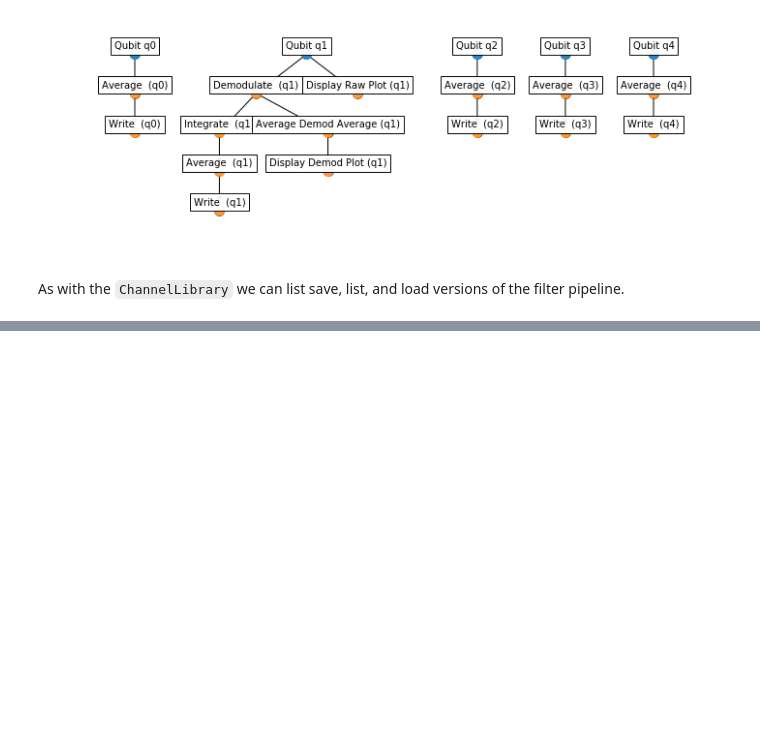
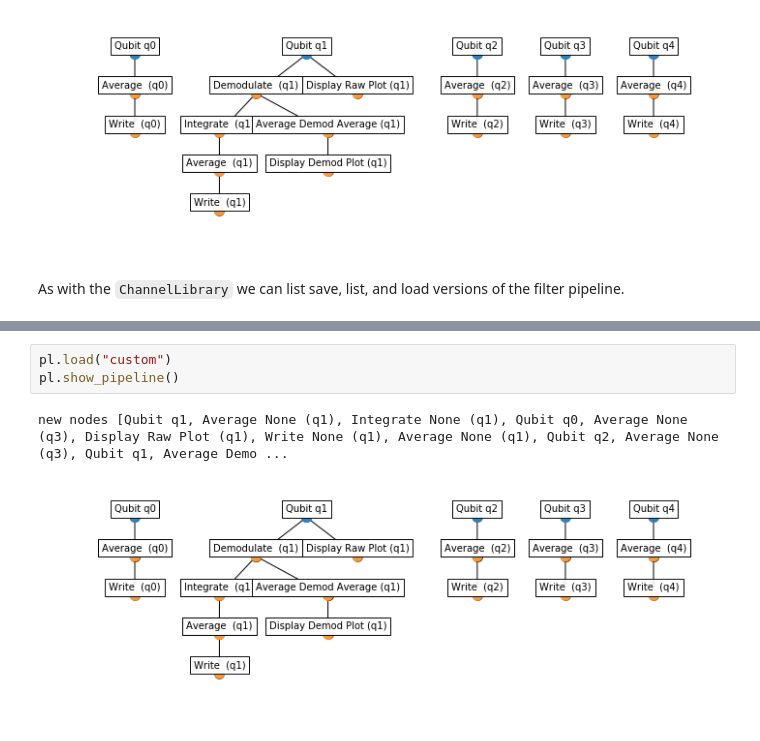
Before and after one commit to BBN-Q/Auspex, a Jupyter notebook: doc/examples/Example-Q3.ipynb, the cells around one changed output, grey strips where cells are left out. Drawn from its saved outputs; the diff is of its cells as text; blank space fills up the shorter version.

```diff
--- a/doc/examples/Example-Q3.ipynb
+++ b/doc/examples/Example-Q3.ipynb
@@ -116,0 +157,6 @@ pl.ls()
+# %%
+pl.load("custom")
+pl.show_pipeline()
+# %% [output]
+new nodes [Qubit q1, Average None (q1), Integrate None (q1), Qubit q0, Average None (q3), Display Raw Plot (q1), Write None (q1), Average None (q1), Qubit q2, Average None (q3), Qubit q1, Average Demo ...
+[figure, added]
```
Also changed, not shown: parts of 11 cells of this notebook, 2 other files.
